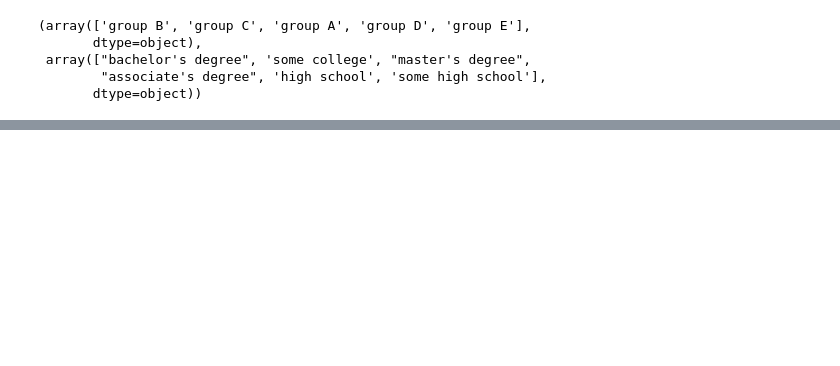
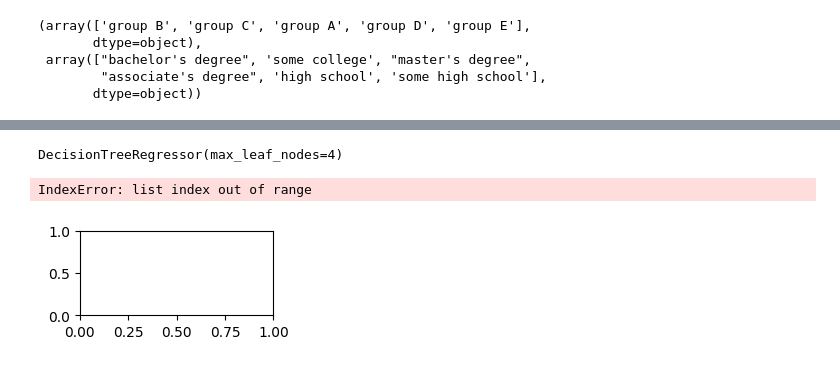
Before and after one commit to NeuronAddict/kaggle-student, a Jupyter notebook: example.ipynb, the cells around one changed output, grey strips where cells are left out. Cells and saved outputs as stored; diff of their text form; code cells hidden in the pictures; blank space fills up the shorter version.

Commit message:
Decision Tree

```diff
--- a/example.ipynb
+++ b/example.ipynb
@@ -43,5 +32,10 @@ df['race_ethnicity'].unique(), df['parental_level_of_education'].unique()
         "associate's degree", 'high school', 'some high school'],
        dtype=object))
 # %%
-race_ethnicities = ['group A', 'group B', 'group C', 'group D', 'group E']
-education_levels = ['some high school', 'high school', 'some college', "associate's degree", "bachelor's degree", "master's degree"]
+from pandas import CategoricalDtype
+
+race_ethnicities = CategoricalDtype(categories=['group A', 'group B', 'group C', 'group D', 'group E'], ordered=True)
+df['race_ethnicity'] = df['race_ethnicity'].astype(race_ethnicities)
+education_levels = CategoricalDtype(categories=['some high school', 'high school', 'some college', "associate's degree", "bachelor's degree", "master's degree"], ordered=True)
+df['parental_level_of_education'] = df['parental_level_of_education'].astype(education_levels)
+df
@@ -47,0 +68,9 @@ education_levels = ['some high school', 'high school', 'some college', "associat
+# %%
+from fastai.data.transforms import RandomSplitter
+from fastai.tabular.core import cont_cat_split, Categorify, TabularPandas
+
+procs = [Categorify]
+dep_var=['math_score', 'reading_score', 'writing_score']
+
+to = TabularPandas(df, procs, ['race_ethnicity', 'parental_level_of_education'], ['gender', 'lunch', 'test_preparation_course'], y_names=['average_score'], splits=RandomSplitter()(range(len(df))))
+to.show(10)
@@ -47,0 +89,4 @@ education_levels = ['some high school', 'high school', 'some college', "associat
+# %%
+xs,y = to.train.xs,to.train.y
+valid_xs,valid_y = to.valid.xs,to.valid.y
+valid_xs.describe()
@@ -47,0 +103,17 @@ education_levels = ['some high school', 'high school', 'some college', "associat
+# %%
+from sklearn.tree import DecisionTreeRegressor
+
+m = DecisionTreeRegressor(max_leaf_nodes=4)
+m.fit(xs, y)
+# %% [output]
+DecisionTreeRegressor(max_leaf_nodes=4)
+# %%
+import dtreeviz
+import numpy as np
+
+
+d = dtreeviz.model(m, xs, y, xs.columns, dep_var)
+d.view()
+# %% [output]
+IndexError: list index out of range
+[figure, added]
```
Also changed, not shown: parts of 6 cells of this notebook, 2 other files.
